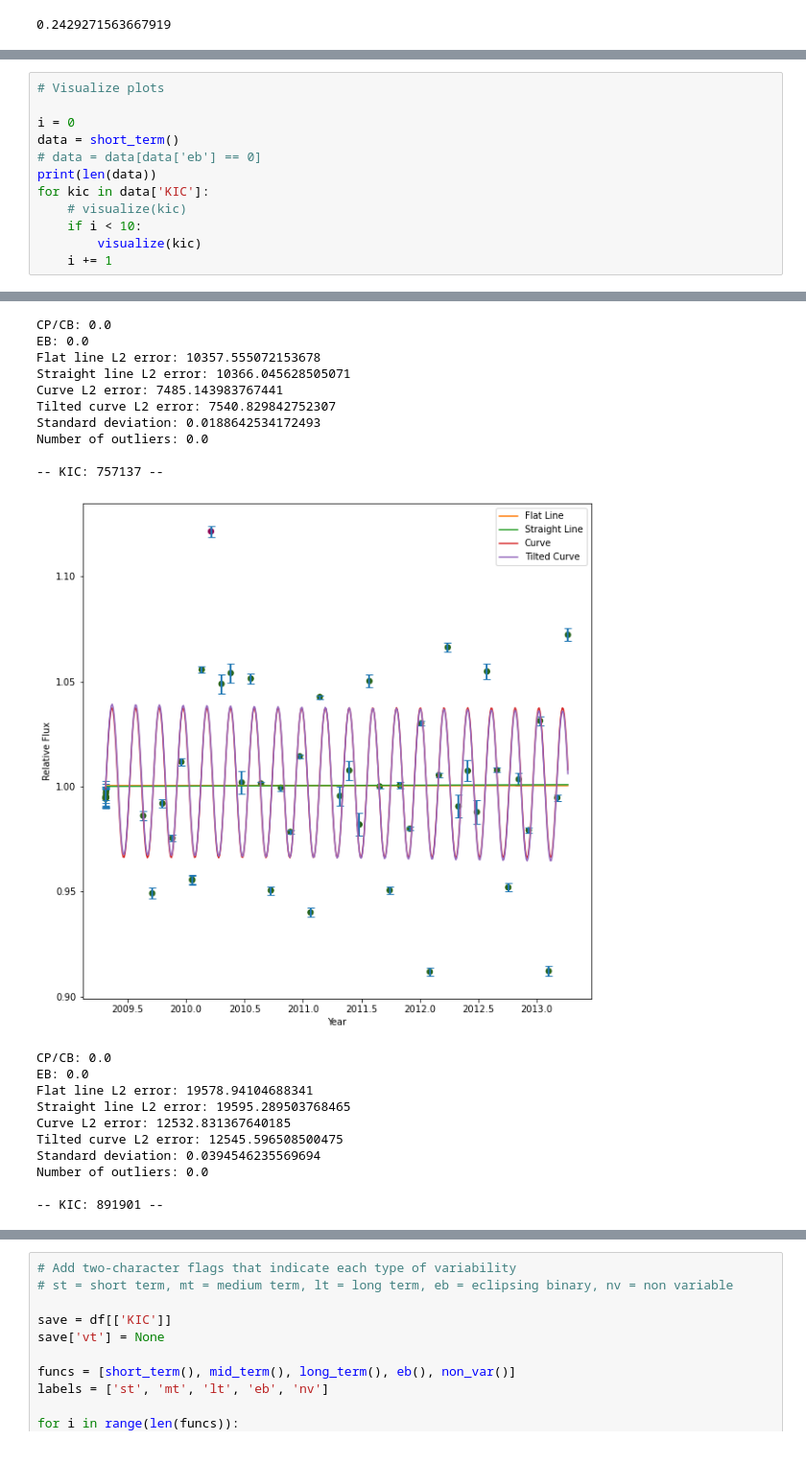
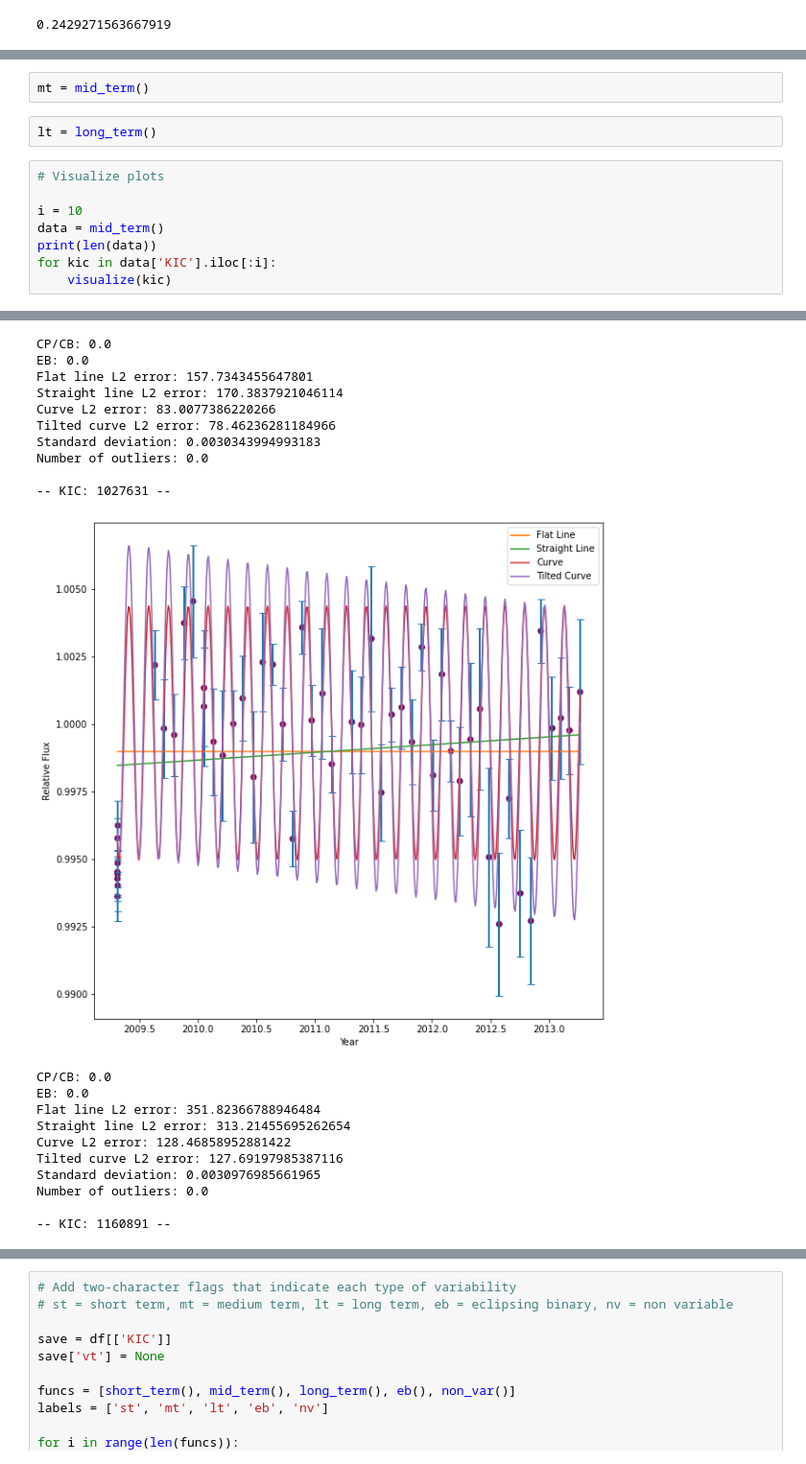
Before and after one commit to emily21030/rfc-var, a Jupyter notebook: labelling/visualize_fits.ipynb, the cells around one changed output, grey strips where cells are left out. Shown: that part at 96% size. Saved outputs shown, nothing was run; the diff lists cells and outputs as text.

```diff
--- a/labelling/visualize_fits.ipynb
+++ b/labelling/visualize_fits.ipynb
@@ -268,13 +245,13 @@ len(st[st['Jitter'] < 0.001]) / len(st)
+# %%
+mt = mid_term()
+# %%
+lt = long_term()
 # %%
 # Visualize plots
 
-i = 0
-data = short_term()
-# data = data[data['eb'] == 0]
+i = 10
+data = mid_term()
 print(len(data))
-for kic in data['KIC']:
-    # visualize(kic)
-    if i < 10:
-        visualize(kic)
-    i += 1
+for kic in data['KIC'].iloc[:i]:
+    visualize(kic)
 # %% [output]
@@ -284,21 +261,21 @@ for kic in data['KIC']:
 CP/CB: 0.0
 EB: 0.0
-Flat line L2 error: 10357.555072153678
-Straight line L2 error: 10366.045628505071
-Curve L2 error: 7485.143983767441
-Tilted curve L2 error: 7540.829842752307
-Standard deviation: 0.0188642534172493
+Flat line L2 error: 157.7343455647801
+Straight line L2 error: 170.3837921046114
+Curve L2 error: 83.0077386220266
+Tilted curve L2 error: 78.46236281184966
+Standard deviation: 0.0030343994993183
 Number of outliers: 0.0
 
--- KIC: 757137 --
+-- KIC: 1027631 --
-[figure, old version]
+[figure, new version]
 CP/CB: 0.0
 EB: 0.0
-Flat line L2 error: 19578.94104688341
-Straight line L2 error: 19595.289503768465
-Curve L2 error: 12532.831367640185
-Tilted curve L2 error: 12545.596508500475
-Standard deviation: 0.0394546235569694
+Flat line L2 error: 351.82366788946484
+Straight line L2 error: 313.21455695262654
+Curve L2 error: 128.46858952881422
+Tilted curve L2 error: 127.69197985387116
+Standard deviation: 0.0030976985661965
 Number of outliers: 0.0
 
--- KIC: 891901 --
+-- KIC: 1160891 --
```
Also changed, not shown: parts of 5 cells of this notebook, 6 other files.
